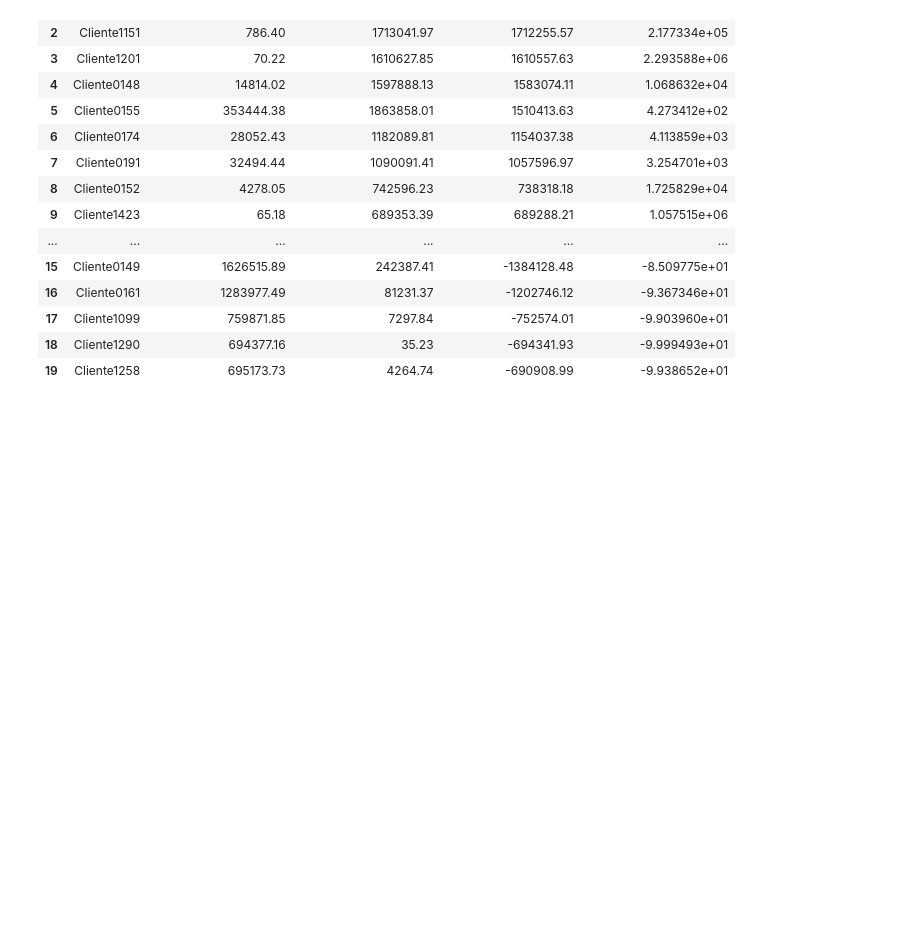
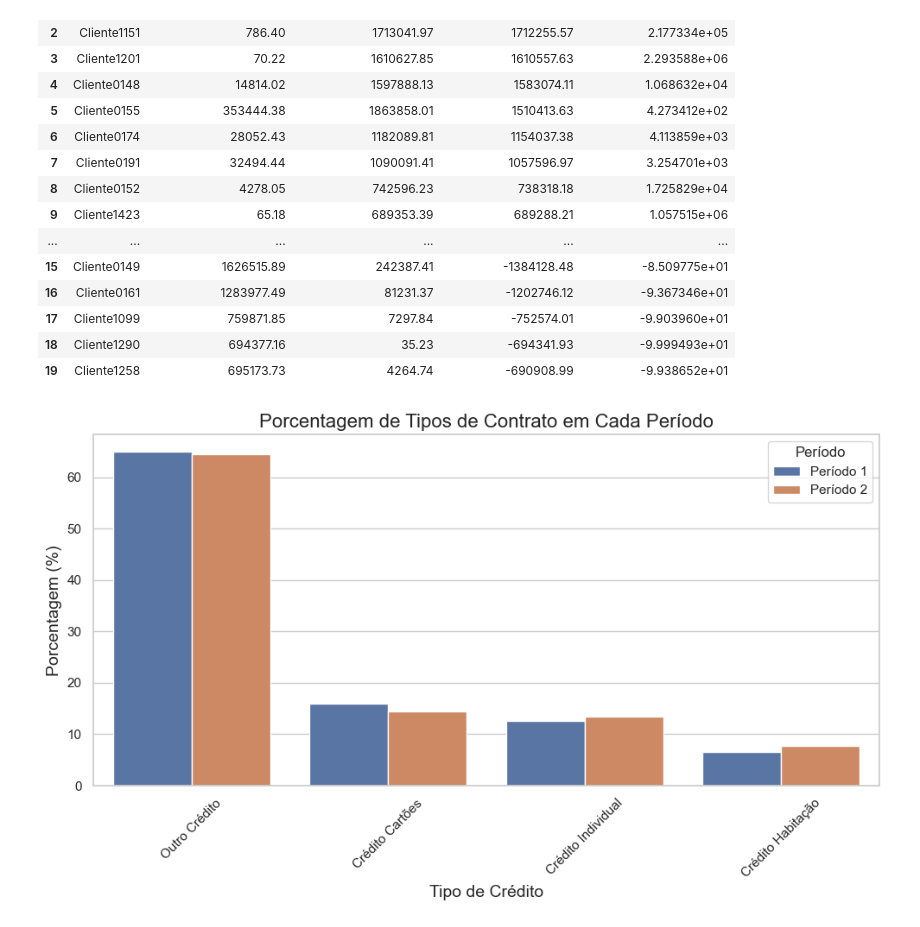
Before and after one commit to bruna-barbosa/analise-recuperacao-credito, a Jupyter notebook: analise.ipynb, the cells around one changed output. Saved outputs shown, nothing was run; the diff lists cells and outputs as text; code cells hidden in the pictures; blank space fills up the shorter version.

Commit message:
Análise - Tipos de Contrato

```diff
--- a/analise.ipynb
+++ b/analise.ipynb
@@ -200,3 +200,41 @@ tabela_variacoes
 | 17 | Cliente1099 | 759871.85 | 7297.84 | -752574.01 | -9.903960e+01 |
 | 18 | Cliente1290 | 694377.16 | 35.23 | -694341.93 | -9.999493e+01 |
 | 19 | Cliente1258 | 695173.73 | 4264.74 | -690908.99 | -9.938652e+01 |
+# %%
+# Calcular % dos tipos de contrato no Período 1
+percentuais_periodo_1 = data_periodo_1['Tipo de Crédito'].value_counts(normalize=True) * 100
+
+# Calcular % dos tipos de contrato no Período 2
+percentuais_periodo_2 = data_periodo_2['Tipo de Crédito'].value_counts(normalize=True) * 100
+
+# Combinar os resultados em um DataFrame
+percentuais_df = pd.DataFrame({
+    'Período 1': percentuais_periodo_1,
+    'Período 2': percentuais_periodo_2
+}).fillna(0)  # Preencher valores NaN com 0
+percentuais_df = percentuais_df.reset_index().rename(columns={'index': 'Tipo de Crédito'})
+# %%
+# Definir o estilo do gráfico
+sns.set(style="whitegrid")
+
+# Derreter o DataFrame para facilitar a plotagem com seaborn
+percentuais_melted = percentuais_df.melt(id_vars='Tipo de Crédito',
+                                           var_name='Período',
+                                           value_name='Porcentagem')
+
+# Criar o gráfico de barras
+plt.figure(figsize=(10, 6))
+sns.barplot(x='Tipo de Crédito', y='Porcentagem', hue='Período', data=percentuais_melted)
+
+# Definir título e rótulos do gráfico
+plt.title('Porcentagem de Tipos de Contrato em Cada Período', fontsize=16)
+plt.xlabel('Tipo de Crédito', fontsize=14)
+plt.ylabel('Porcentagem (%)', fontsize=14)
+plt.xticks(rotation=45)  # Rotacionar rótulos do eixo x para melhor legibilidade
+plt.legend(title='Período')
+plt.tight_layout()  # Ajustar layout para evitar cortes
+
+# Exibir o gráfico
+plt.show()
+# %% [output]
+[figure, added]
```
Also changed, not shown: parts of 1 cell of this notebook.
